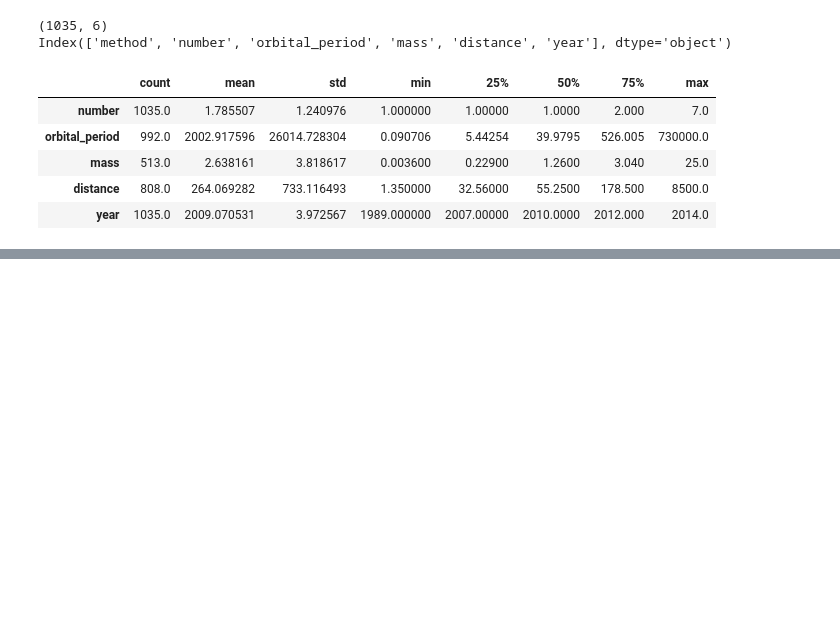
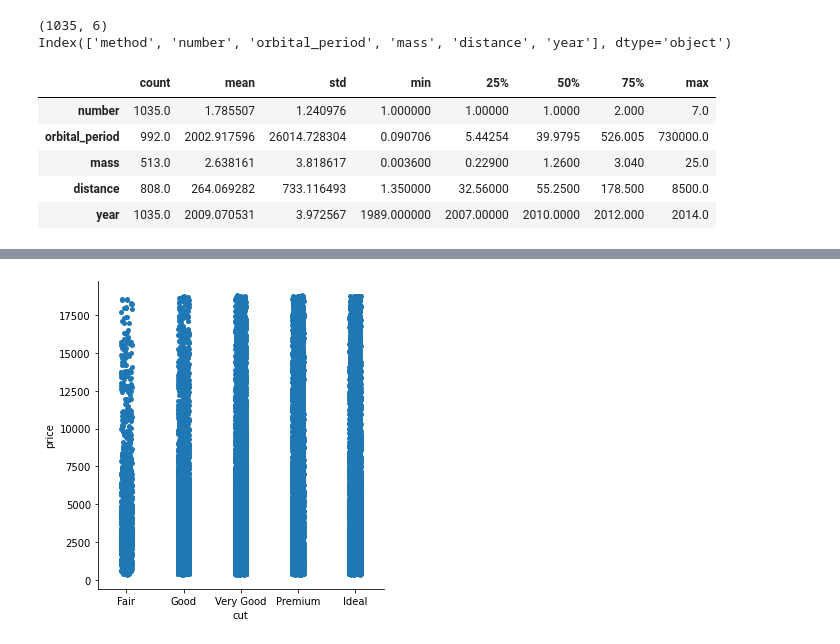
Before and after one commit to SparrowHere/Python-Self-Study-Notebook, a Jupyter notebook: Python Programming Basics.ipynb, the cells around one changed output, grey strips where cells are left out. Cells and saved outputs as stored; diff of their text form; code cells hidden in the pictures; blank space fills up the shorter version.

```diff
--- a/Python Programming Basics.ipynb
+++ b/Python Programming Basics.ipynb
@@ -4988,0 +5270,11 @@ Index(['method', 'number', 'orbital_period', 'mass', 'distance', 'year'], dtype=
+# %%
+# "Crossing" is processing more than one categorical variable together.
+
+import seaborn as sns
+from pandas.api.types import CategoricalDtype
+
+diamonds = sns.load_dataset("diamonds")
+df_dia = diamonds.copy()
+cut_categories = ["Fair", "Good", "Very Good", "Premium", "Ideal"]
+df_dia.cut = df_dia.cut.astype(CategoricalDtype(categories = cut_categories, ordered = True))           # Giving the order as parameter to the "CategoricalDtype" function.
+df_dia.head()
@@ -4988,0 +5288,4 @@ Index(['method', 'number', 'orbital_period', 'mass', 'distance', 'year'], dtype=
+# %%
+sns.catplot(x = "cut", y = "price", data = df_dia);
+# %% [output]
+[figure, added]
```
Also changed, not shown: parts of 38 cells of this notebook.
